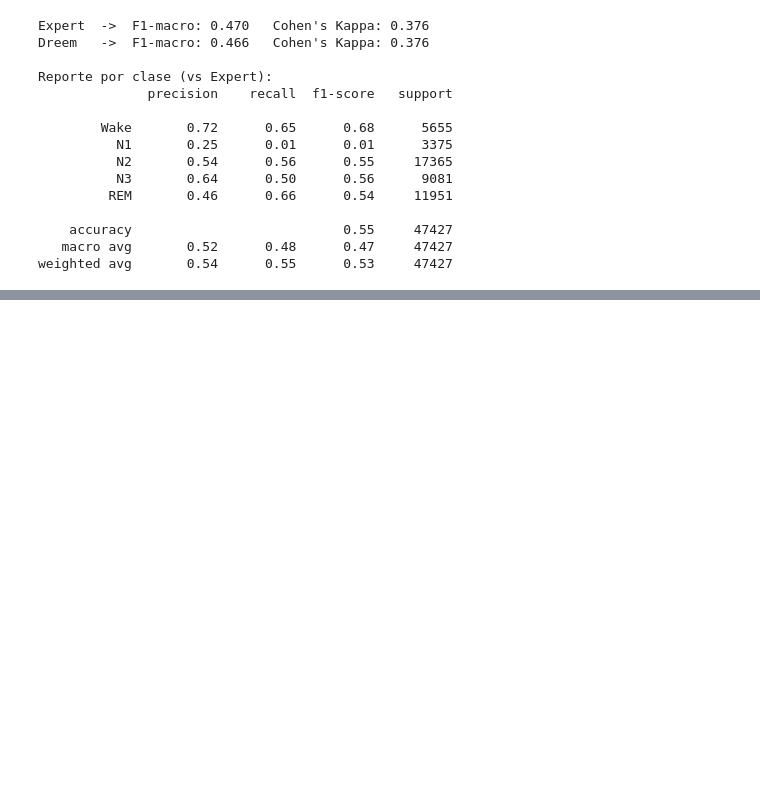
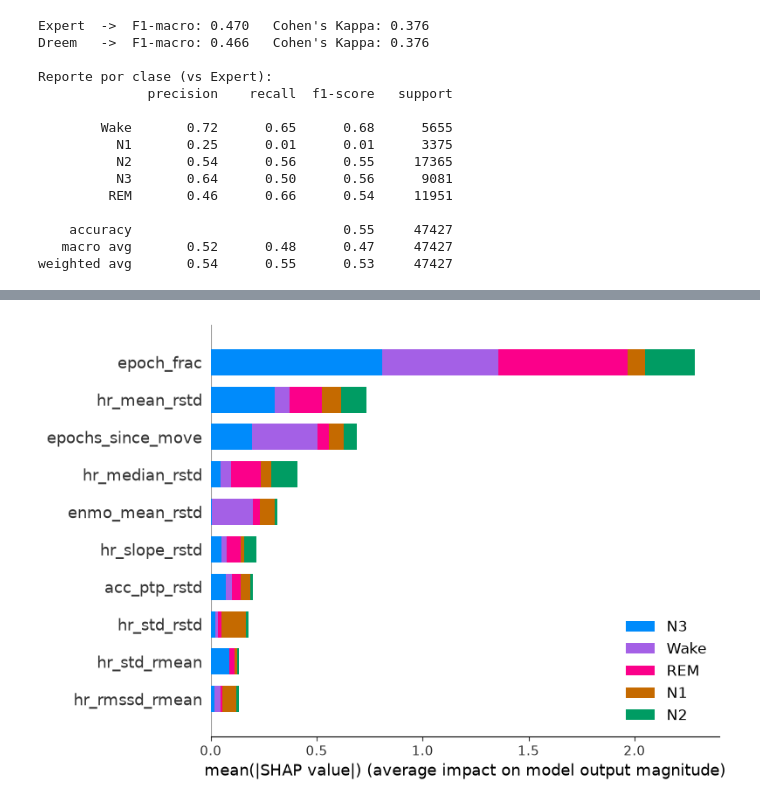
Before and after one commit to agus-pereyra/proyecto-final-ml, a Jupyter notebook: notebooks/baseline.ipynb, the cells around one changed output, grey strips where cells are left out. Drawn from its saved outputs; the diff is of its cells as text; code cells hidden in the pictures; blank space fills up the shorter version.

```diff
--- a/notebooks/baseline.ipynb
+++ b/notebooks/baseline.ipynb
@@ -169,0 +279,11 @@ weighted avg       0.54      0.55      0.53     47427
+# %%
+import shap
+
+explainer = shap.TreeExplainer(model)
+shap_values = explainer.shap_values(X_test)
+4
+class_names = ['Wake', 'N1', 'N2', 'N3', 'REM']
+
+shap.summary_plot(shap_values, X_test, plot_type='bar', class_names=class_names, max_display=10, show=True)
+# %% [output]
+[figure, added]
```
Also changed, not shown: parts of 9 cells of this notebook.
